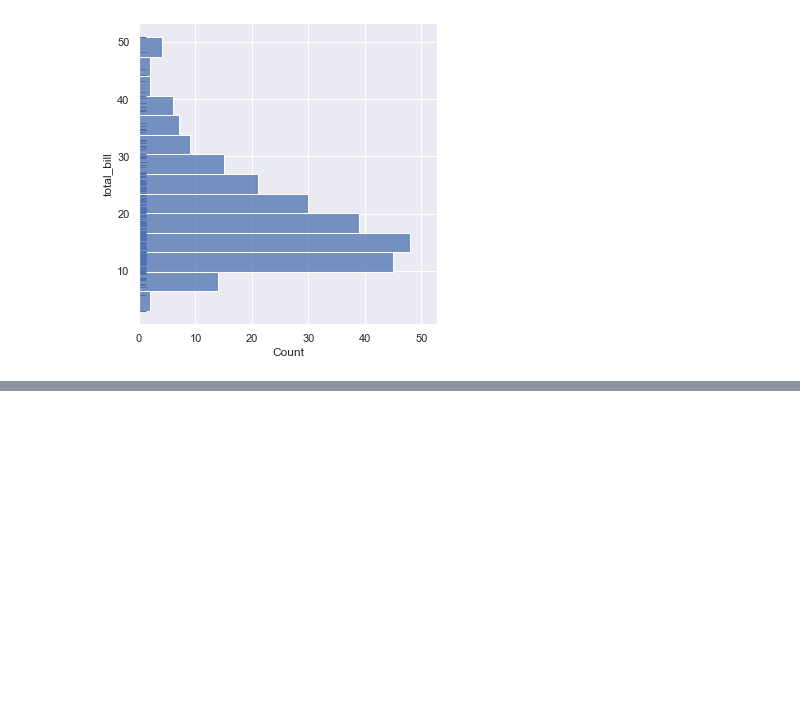
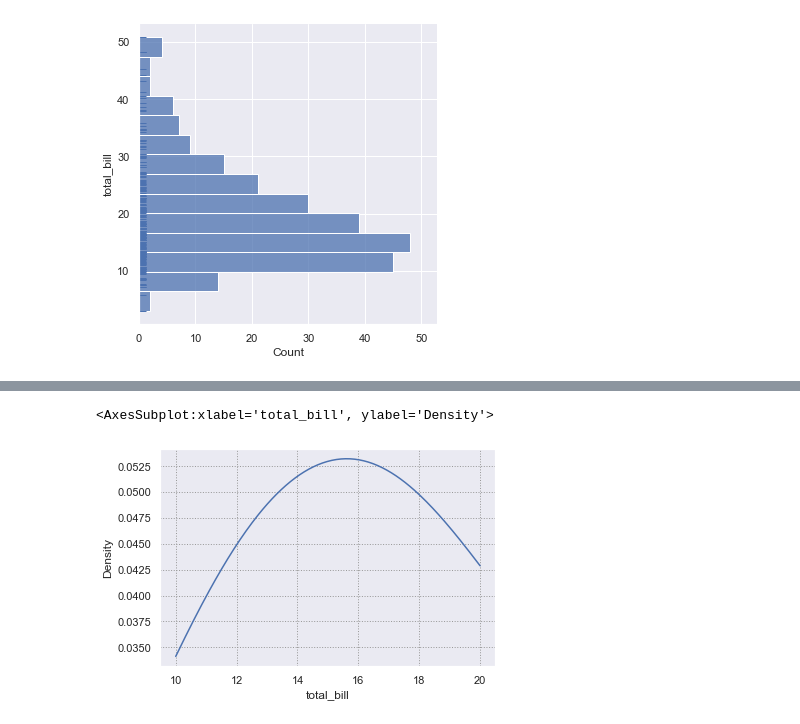
Before and after one commit to yasir5008/DS_-_ITF_Just_Working_Directory, a Jupyter notebook: DS_python_works/DVwpy_sessions/DVwPY_3.ipynb, the cells around one changed output, grey strips where cells are left out. Saved outputs shown, nothing was run; the diff lists cells and outputs as text; code cells hidden in the pictures; blank space fills up the shorter version.

```diff
--- a/DS_python_works/DVwpy_sessions/DVwPY_3.ipynb
+++ b/DS_python_works/DVwpy_sessions/DVwPY_3.ipynb
@@ -69,0 +80,5 @@ sns.histplot(data=tips, x='total_bill', kde=True)
+# %%
+sns.kdeplot(tips.total_bill, clip=[10,20])
+# %% [output]
+<AxesSubplot:xlabel='total_bill', ylabel='Density'>
+[figure, added]
```
Also changed, not shown: parts of 7 cells of this notebook.
